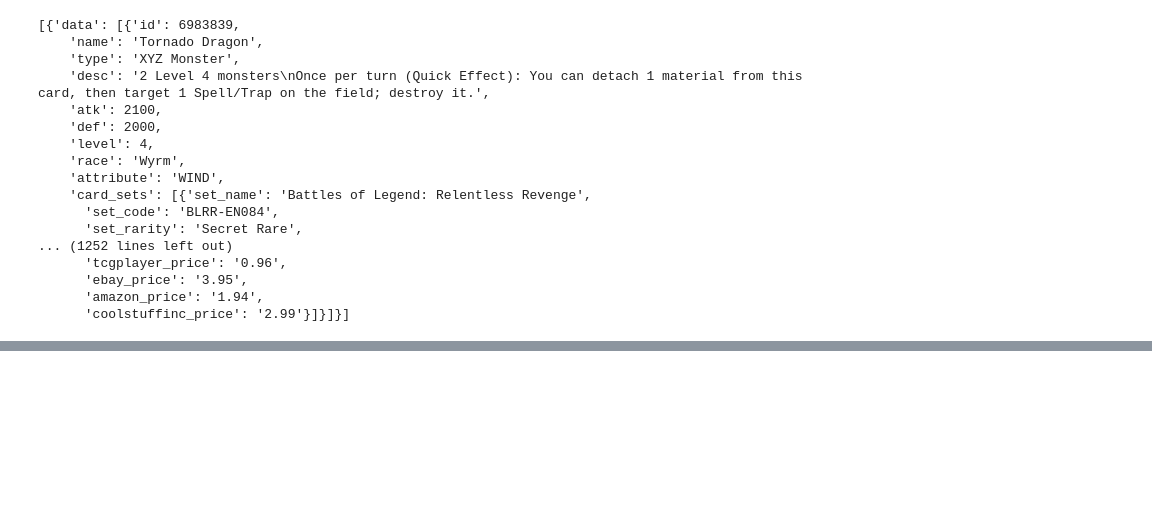
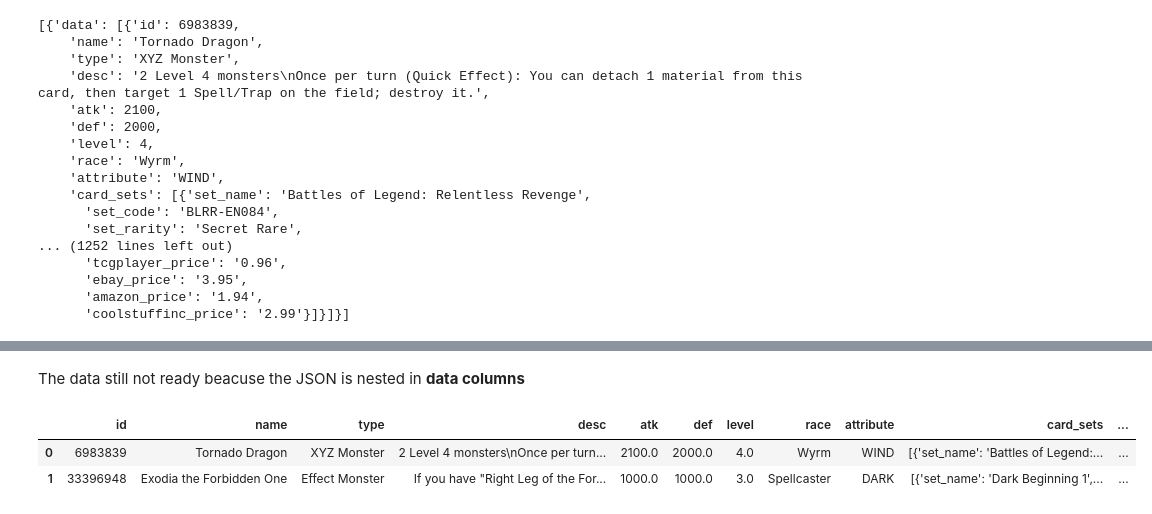
Before and after one commit to vrieza/yugioh-public-api-data-enrichment, a Jupyter notebook: Testing.ipynb, the cells around one changed output, grey strips where cells are left out. Saved outputs shown, nothing was run; the diff lists cells and outputs as text; code cells hidden in the pictures; blank space fills up the shorter version.

```diff
--- a/Testing.ipynb
+++ b/Testing.ipynb
@@ -88,0 +129,9 @@ data
+# %% [markdown]
+The data still not ready beacuse the JSON is nested in **data columns**
+# %%
+df = pd.json_normalize(data, 'data')
+df.head(2)
+# %% [output]
+|  | id | name | type | desc | atk | def | level | race | attribute | card_sets | ... |
+| 0 | 6983839 | Tornado Dragon | XYZ Monster | 2 Level 4 monsters\nOnce per turn... | 2100.0 | 2000.0 | 4.0 | Wyrm | WIND | [{'set_name': 'Battles of Legend:... | ... |
+| 1 | 33396948 | Exodia the Forbidden One | Effect Monster | If you have "Right Leg of the For... | 1000.0 | 1000.0 | 3.0 | Spellcaster | DARK | [{'set_name': 'Dark Beginning 1',... | ... |
```
Also changed, not shown: parts of 13 cells of this notebook.
